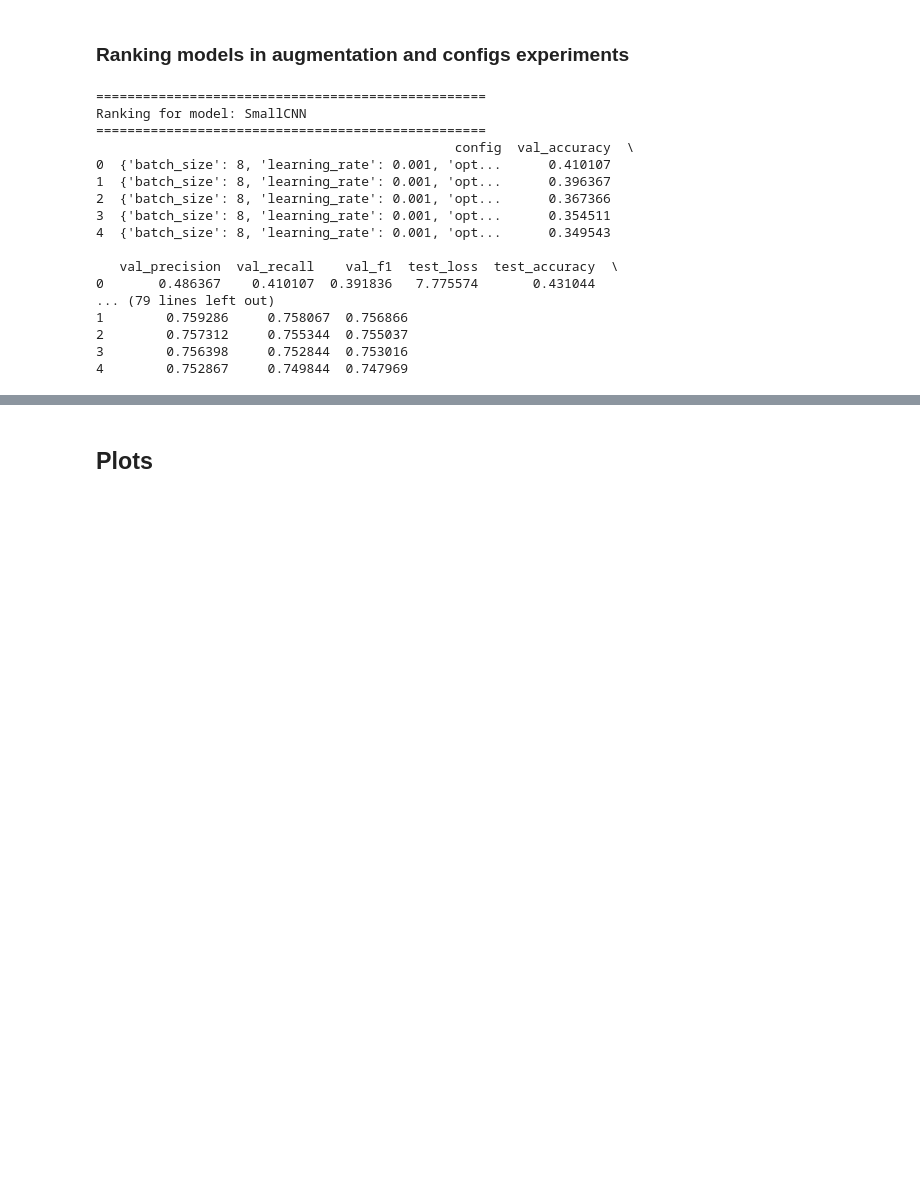
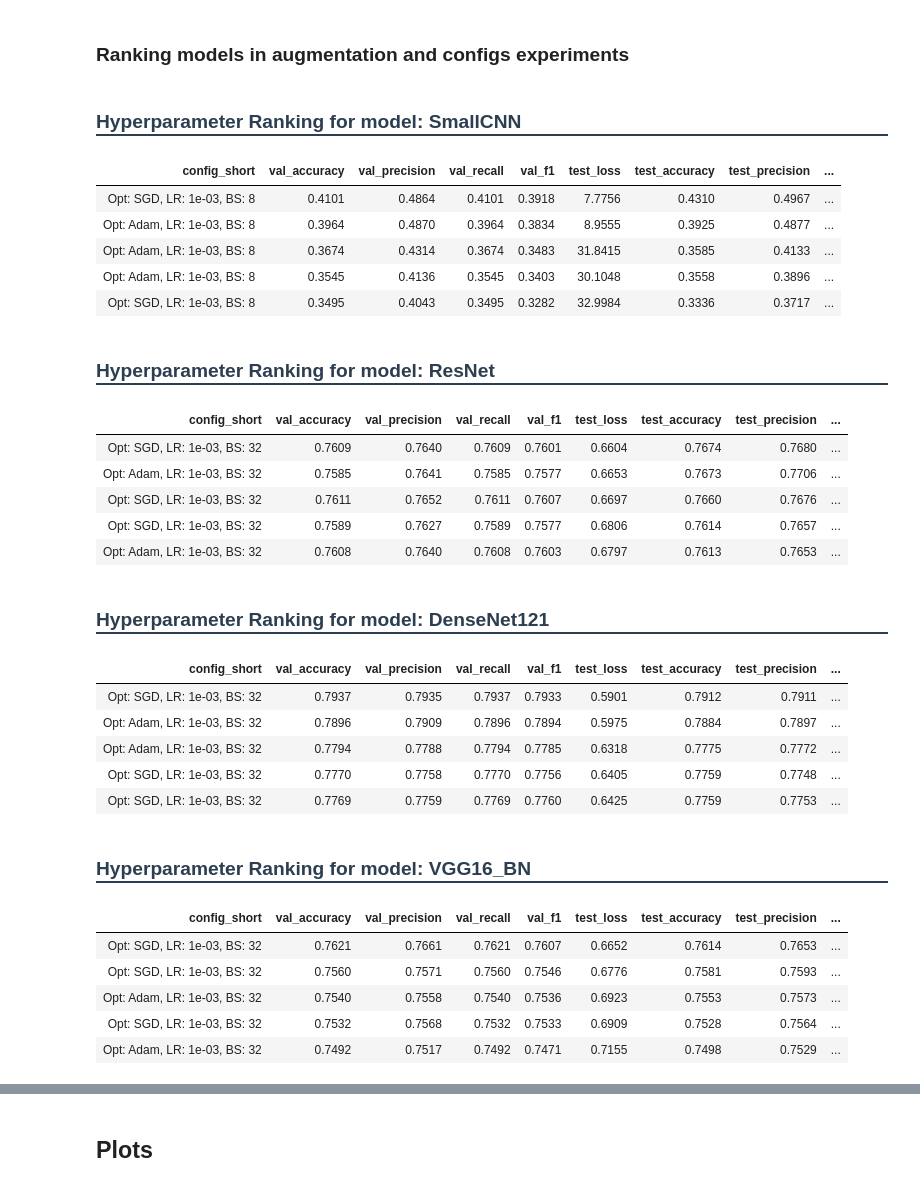
Before and after one commit to IgorLechoszest/DL-Image-Recognition, a Jupyter notebook: src/main.ipynb, the cells around one changed output, grey strips where cells are left out. Cells and saved outputs as stored; diff of their text form; code cells hidden in the pictures; blank space fills up the shorter version.

```diff
--- a/src/main.ipynb
+++ b/src/main.ipynb
@@ -292,42 +293,55 @@ df_results.to_csv("results/wyniki_augmentacji.csv", index=False)
 # %% [markdown]
 ### Ranking models in augmentation and configs experiments
 # %%
-import pandas as pd
+def format_short_config(config_str):
+    try:
+        c = ast.literal_eval(config_str)
+        lr = f"{c.get('learning_rate', 0):.0e}" if c.get('learning_rate', 0) < 0.01 else c.get('learning_rate', '')
+        return f"Opt: {c.get('optimizer', '')}, LR: {lr}, BS: {c.get('batch_size', '')}"
+    except Exception:
+        return "Config"
 
 results = pd.read_csv("results/whole_database_results.csv")
-
+results['config_short'] = results['config'].apply(format_short_config)
 
 for model in models:
-    print(f"\n{'='*50}")
-    print(f"Ranking for model: {model}")
-    print(f"{'='*50}")
-
+    display(HTML(f"<h3 style='color: #2c3e50; border-bottom: 2px solid #2c3e50; padding-bottom: 5px; margin-top: 20px;'>Hyperparameter Ranking for model: <b>{model}</b></h3>"))
     model_df = results[results["model"] == model]
-
-    sorted_df = model_df.sort_values(by="test_accuracy", ascending=False)
-    sorted_df = sorted_df.reset_index(drop=True)
-
-    columns_to_show = ["config", "val_accuracy", "val_precision", "val_recall", "val_f1", "test_loss", "test_accuracy", "test_precision", "test_recall", "test_f1"]
-
-    print(sorted_df[columns_to_show].head(10))
+    sorted_df = model_df.sort_values(by="test_accuracy", ascending=False).reset_index(drop=True)
+    columns_to_show = ["config_short", "val_accuracy", "val_precision", "val_recall", "val_f1", "test_loss", "test_accuracy", "test_precision", "test_recall", "test_f1"]
+    display_df = sorted_df[columns_to_show].head(10)
+    styled_df = display_df.style.format(precision=4).hide(axis="index")\
+        .highlight_max(subset=['test_accuracy'], color="#0a0267")
+    display(styled_df)
 # %% [output]
-==================================================
-Ranking for model: SmallCNN
-==================================================
-                                              config  val_accuracy  \
-0  {'batch_size': 8, 'learning_rate': 0.001, 'opt...      0.410107
-1  {'batch_size': 8, 'learning_rate': 0.001, 'opt...      0.396367
-2  {'batch_size': 8, 'learning_rate': 0.001, 'opt...      0.367366
-3  {'batch_size': 8, 'learning_rate': 0.001, 'opt...      0.354511
-4  {'batch_size': 8, 'learning_rate': 0.001, 'opt...      0.349543
-
-   val_precision  val_recall    val_f1  test_loss  test_accuracy  \
-0       0.486367    0.410107  0.391836   7.775574       0.431044
-... (79 lines left out)
-1        0.759286     0.758067  0.756866
-2        0.757312     0.755344  0.755037
-3        0.756398     0.752844  0.753016
-4        0.752867     0.749844  0.747969
+Hyperparameter Ranking for model: SmallCNN
+| config_short | val_accuracy | val_precision | val_recall | val_f1 | test_loss | test_accuracy | test_precision | ... |
+| Opt: SGD, LR: 1e-03, BS: 8 | 0.4101 | 0.4864 | 0.4101 | 0.3918 | 7.7756 | 0.4310 | 0.4967 | ... |
+| Opt: Adam, LR: 1e-03, BS: 8 | 0.3964 | 0.4870 | 0.3964 | 0.3834 | 8.9555 | 0.3925 | 0.4877 | ... |
+| Opt: Adam, LR: 1e-03, BS: 8 | 0.3674 | 0.4314 | 0.3674 | 0.3483 | 31.8415 | 0.3585 | 0.4133 | ... |
+| Opt: Adam, LR: 1e-03, BS: 8 | 0.3545 | 0.4136 | 0.3545 | 0.3403 | 30.1048 | 0.3558 | 0.3896 | ... |
+| Opt: SGD, LR: 1e-03, BS: 8 | 0.3495 | 0.4043 | 0.3495 | 0.3282 | 32.9984 | 0.3336 | 0.3717 | ... |
+Hyperparameter Ranking for model: ResNet
+| config_short | val_accuracy | val_precision | val_recall | val_f1 | test_loss | test_accuracy | test_precision | ... |
+| Opt: SGD, LR: 1e-03, BS: 32 | 0.7609 | 0.7640 | 0.7609 | 0.7601 | 0.6604 | 0.7674 | 0.7680 | ... |
+| Opt: Adam, LR: 1e-03, BS: 32 | 0.7585 | 0.7641 | 0.7585 | 0.7577 | 0.6653 | 0.7673 | 0.7706 | ... |
+| Opt: SGD, LR: 1e-03, BS: 32 | 0.7611 | 0.7652 | 0.7611 | 0.7607 | 0.6697 | 0.7660 | 0.7676 | ... |
+| Opt: SGD, LR: 1e-03, BS: 32 | 0.7589 | 0.7627 | 0.7589 | 0.7577 | 0.6806 | 0.7614 | 0.7657 | ... |
+| Opt: Adam, LR: 1e-03, BS: 32 | 0.7608 | 0.7640 | 0.7608 | 0.7603 | 0.6797 | 0.7613 | 0.7653 | ... |
+Hyperparameter Ranking for model: DenseNet121
+| config_short | val_accuracy | val_precision | val_recall | val_f1 | test_loss | test_accuracy | test_precision | ... |
+| Opt: SGD, LR: 1e-03, BS: 32 | 0.7937 | 0.7935 | 0.7937 | 0.7933 | 0.5901 | 0.7912 | 0.7911 | ... |
+| Opt: Adam, LR: 1e-03, BS: 32 | 0.7896 | 0.7909 | 0.7896 | 0.7894 | 0.5975 | 0.7884 | 0.7897 | ... |
+| Opt: Adam, LR: 1e-03, BS: 32 | 0.7794 | 0.7788 | 0.7794 | 0.7785 | 0.6318 | 0.7775 | 0.7772 | ... |
+| Opt: SGD, LR: 1e-03, BS: 32 | 0.7770 | 0.7758 | 0.7770 | 0.7756 | 0.6405 | 0.7759 | 0.7748 | ... |
+| Opt: SGD, LR: 1e-03, BS: 32 | 0.7769 | 0.7759 | 0.7769 | 0.7760 | 0.6425 | 0.7759 | 0.7753 | ... |
+Hyperparameter Ranking for model: VGG16_BN
+| config_short | val_accuracy | val_precision | val_recall | val_f1 | test_loss | test_accuracy | test_precision | ... |
+| Opt: SGD, LR: 1e-03, BS: 32 | 0.7621 | 0.7661 | 0.7621 | 0.7607 | 0.6652 | 0.7614 | 0.7653 | ... |
+| Opt: SGD, LR: 1e-03, BS: 32 | 0.7560 | 0.7571 | 0.7560 | 0.7546 | 0.6776 | 0.7581 | 0.7593 | ... |
+| Opt: Adam, LR: 1e-03, BS: 32 | 0.7540 | 0.7558 | 0.7540 | 0.7536 | 0.6923 | 0.7553 | 0.7573 | ... |
+| Opt: SGD, LR: 1e-03, BS: 32 | 0.7532 | 0.7568 | 0.7532 | 0.7533 | 0.6909 | 0.7528 | 0.7564 | ... |
+| Opt: Adam, LR: 1e-03, BS: 32 | 0.7492 | 0.7517 | 0.7492 | 0.7471 | 0.7155 | 0.7498 | 0.7529 | ... |
 # %%
 results_augm = pd.read_csv("results/wyniki_augmentacji.csv")
 
```
Also changed, not shown: parts of 2 cells of this notebook, 4 other files.
